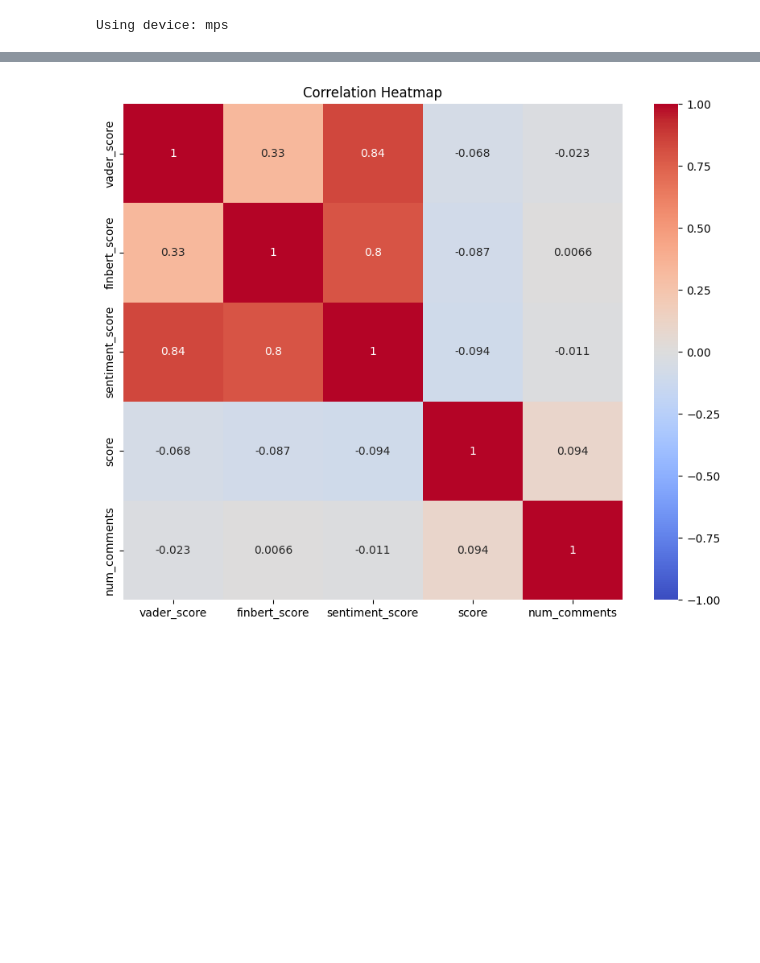
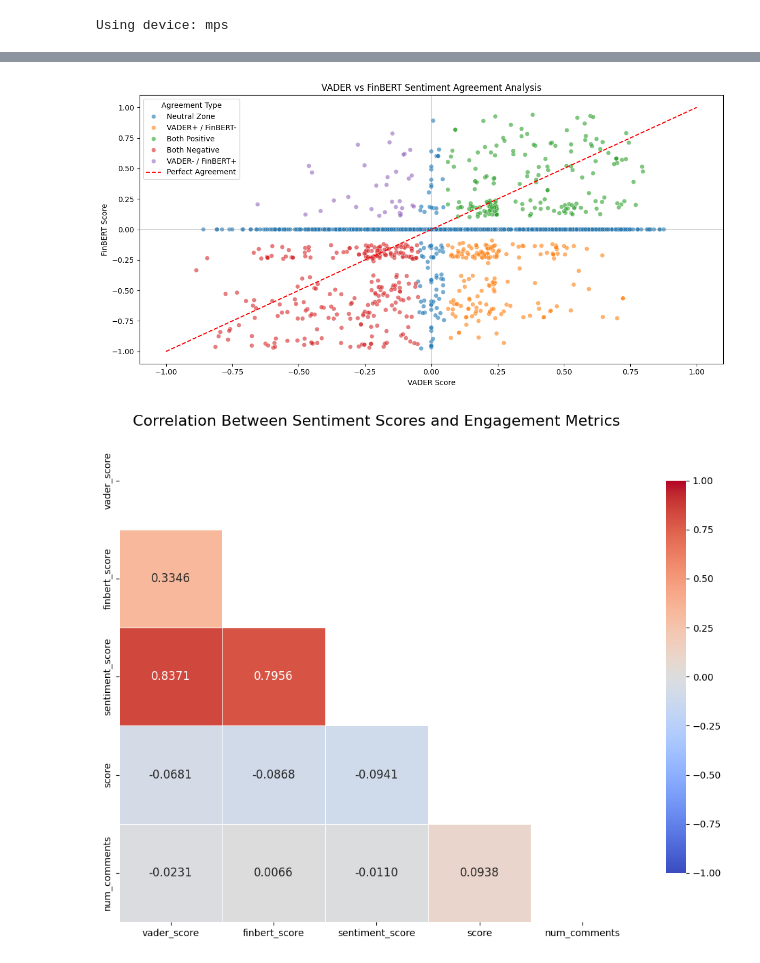
Before and after one commit to jonathanermias/RedditStocks_v2.0, a Jupyter notebook: app/VaderBertAnalysis.ipynb, the cells around one changed output, grey strips where cells are left out. Cells and saved outputs as stored; diff of their text form; code cells hidden in the pictures; blank space fills up the shorter version.

```diff
--- a/app/VaderBertAnalysis.ipynb
+++ b/app/VaderBertAnalysis.ipynb
@@ -240,9 +230,39 @@ plt.show()
-# %%
-corr_matrix = reddit_data[['vader_score', 'finbert_score', 'sentiment_score', 'score', 'num_comments']].corr()
-
-plt.figure(figsize=(10, 8))
-sns.heatmap(corr_matrix, annot=True, cmap='coolwarm', vmin=-1, vmax=1)
-plt.title('Correlation Heatmap')
-plt.show()
-# %% [output]
-[figure, removed]
+# %%
+# Create quadrant categories
+reddit_data['agreement'] = 'Neutral Zone'
+reddit_data.loc[(reddit_data['vader_score'] > 0.05) & (reddit_data['finbert_score'] > 0.05), 'agreement'] = 'Both Positive'
+reddit_data.loc[(reddit_data['vader_score'] < -0.05) & (reddit_data['finbert_score'] < -0.05), 'agreement'] = 'Both Negative'
+reddit_data.loc[(reddit_data['vader_score'] > 0.05) & (reddit_data['finbert_score'] < -0.05), 'agreement'] = 'VADER+ / FinBERT-'
+reddit_data.loc[(reddit_data['vader_score'] < -0.05) & (reddit_data['finbert_score'] > 0.05), 'agreement'] = 'VADER- / FinBERT+'
+
+plt.figure(figsize=(12, 6))
+sns.scatterplot(x='vader_score', y='finbert_score', hue='agreement', data=reddit_data, alpha=0.6)
+plt.title('VADER vs FinBERT Sentiment Agreement Analysis')
+plt.xlabel('VADER Score')
+plt.ylabel('FinBERT Score')
+plt.plot([-1, 1], [-1, 1], 'r--', label='Perfect Agreement')
+plt.axhline(y=0, color='gray', linestyle='-', alpha=0.3)
+plt.axvline(x=0, color='gray', linestyle='-', alpha=0.3)
+plt.legend(title='Agreement Type')
+plt.tight_layout()
+plt.show()
+# %% [output]
+[figure, added]
+# %%
+plt.figure(figsize=(10, 8))
+mask = np.triu(np.ones_like(corr_matrix, dtype=bool))  # Create mask for upper triangle
+sns.heatmap(corr_matrix,
+            annot=True,               # Show correlation values
+            cmap='coolwarm',          # Color scheme
+            vmin=-1, vmax=1,          # Fix color scale
+            mask=mask,                # Apply mask to hide redundant values
+            annot_kws={"size": 12},   # Larger annotation font
+            fmt='.4f',                # Round to 4 decimal places
+            linewidths=0.5,           # Add cell borders
+            cbar_kws={"shrink": 0.8}) # Adjust colorbar size
+
+plt.title('Correlation Between Sentiment Scores and Engagement Metrics', fontsize=16)
+plt.tight_layout()
+plt.show()
+# %% [output]
+[figure, added]
```
Also changed, not shown: parts of 5 cells of this notebook, 31 other files.
